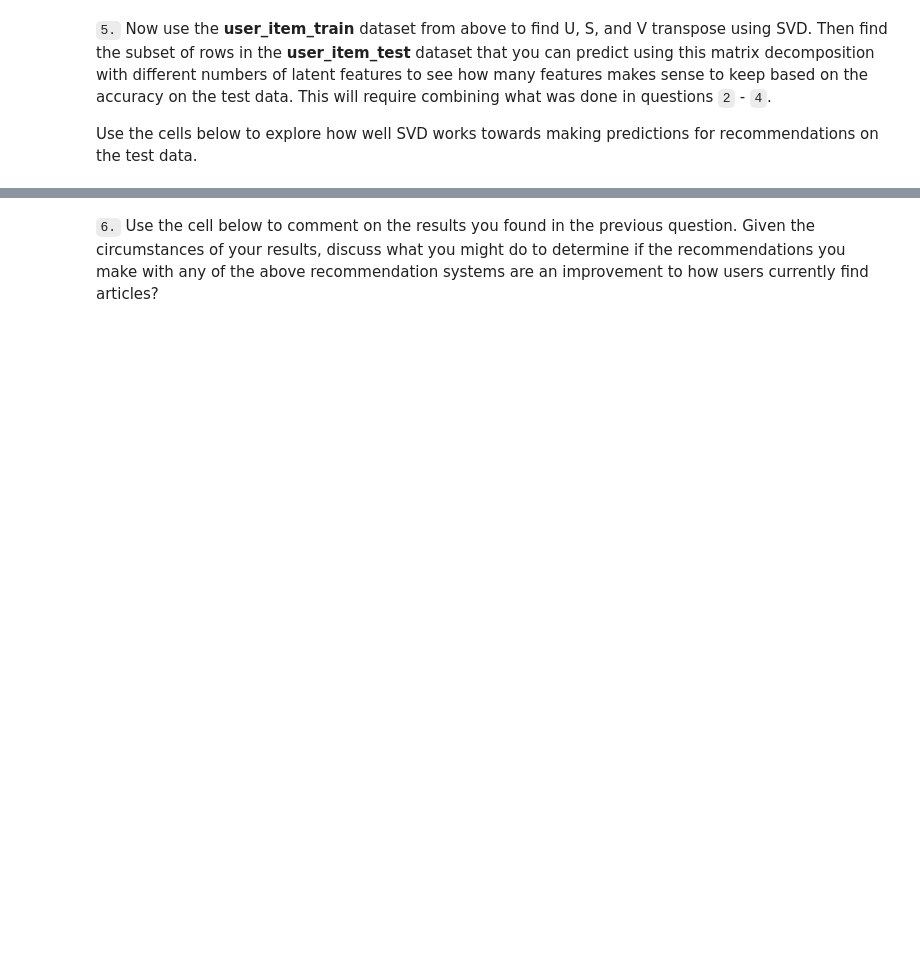
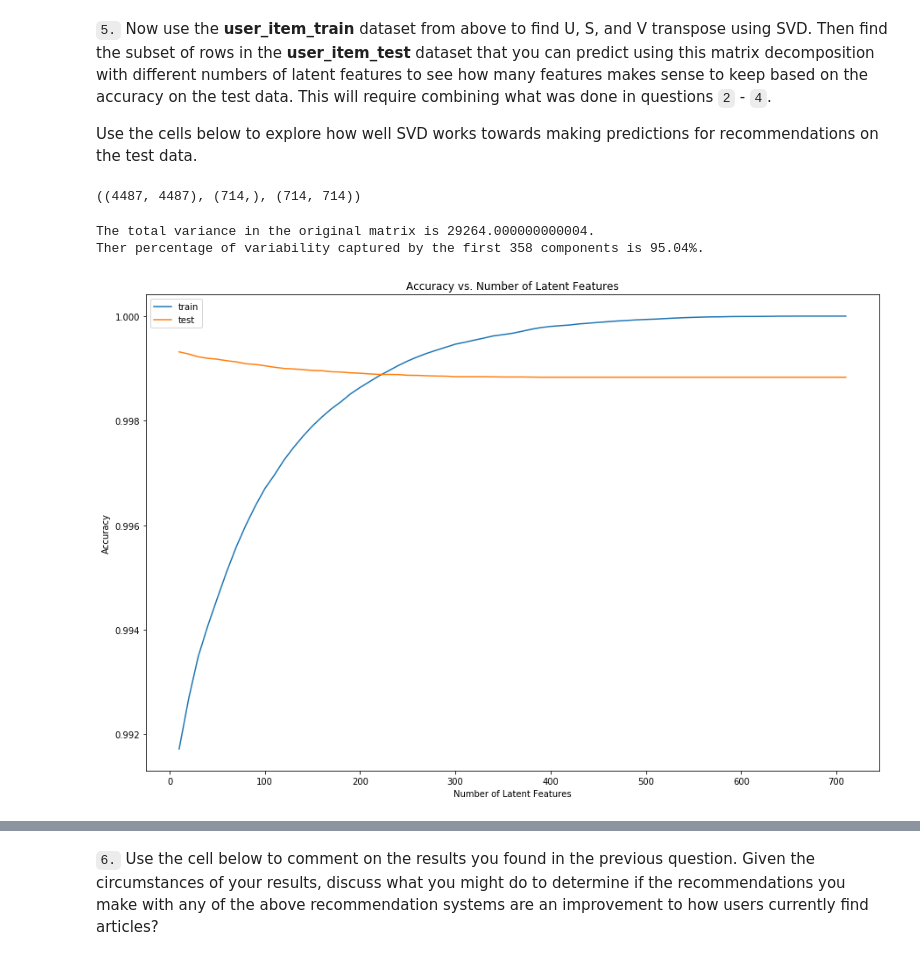
Before and after one commit to mnaveiro/art_recommender, a Jupyter notebook: Recommendations_with_IBM.ipynb, the cells around one changed output, grey strips where cells are left out. Saved outputs shown, nothing was run; the diff lists cells and outputs as text; code cells hidden in the pictures; blank space fills up the shorter version.

Commit message:
Part V: Matrix Factorization
Explore how well SVD works towards making predictions for recommendations on the test data.

```diff
--- a/Recommendations_with_IBM.ipynb
+++ b/Recommendations_with_IBM.ipynb
@@ -716,7 +720,71 @@ Awesome job!  That's right!  All of the test movies are in the training data, bu
 Use the cells below to explore how well SVD works towards making predictions for recommendations on the test data.
 # %%
 # fit SVD on the user_item_train matrix
-u_train, s_train, vt_train = # fit svd similar to above then use the cells below
+u_train, s_train, vt_train = np.linalg.svd(user_item_train)# fit svd similar to above then use the cells below
 # %%
 # Use these cells to see how well you can use the training
 # decomposition to predict on test data
+# %%
+u_train.shape, s_train.shape, vt_train.shape
+# %% [output]
+((4487, 4487), (714,), (714, 714))
+# %%
+total_var = np.sum(s_train**2)
+
+var_exp = 0
+k = 0
+while var_exp < 95 and k < len(s):
+    var_exp += s_train[k]**2/total_var*100
+    k+=1
+
+perc_exp = round(var_exp, 2)
+print("The total variance in the original matrix is {}.".format(total_var))
+print("Ther percentage of variability captured by the first {} components is {}%.".format(k+1, perc_exp))
+# %% [output]
+The total variance in the original matrix is 29264.000000000004.
+Ther percentage of variability captured by the first 358 components is 95.04%.
+# %%
+common_users = list(set(user_item_train.index) & set(user_item_test.index))
+common_articles = list(set(user_item_train.columns) & set(user_item_test.columns))
+# %%
+u_test = u_train[user_item_train.index.isin(test_idx), :]
+vt_test = vt_train[:, user_item_train.columns.isin(test_arts)]
+# %%
+num_latent_feats = np.arange(10,720,10)
+sum_errs_train = []
+sum_errs_test = []
+
+for k in num_latent_feats:
+    # restructure with k latent features
+    s_new_train, u_new_train, vt_new_train = np.diag(s_train[:k]), u_train[:, :k], vt_train[:k, :]
+    u_new_test, vt_new_test = u_test[:,:k], vt_test[:k, :]
+
+    # take dot product
+    user_item_train_est = np.around(np.dot(np.dot(u_new_train, s_new_train), vt_new_train))
+    user_item_test_est = np.around(np.dot(np.dot(u_new_test, s_new_train), vt_new_test))
+
+    # compute error for each prediction to actual value
+    diffs_train = np.subtract(user_item_train, user_item_train_est)
+    diffs_test = np.subtract(user_item_test.loc[common_users, common_articles] , user_item_test_est)
+
+    # total errors and keep track of them
+    err_train = np.sum(np.sum(np.abs(diffs_train)))
+    err_test = np.sum(np.sum(np.abs(diffs_test)))
+    sum_errs_train.append(err_train)
+    sum_errs_test.append(err_test)
+
+
+fig= plt.figure(figsize=(15,10))
+
+train_values = 1 - np.array(sum_errs_train)/(user_item_train.shape[0]*user_item_train.shape[1])
+plt.plot(num_latent_feats, train_values, label='train',figure=fig)
+
+test_values = 1 - np.array(sum_errs_test)/(user_item_test.shape[0]*user_item_test.shape[1])
+plt.plot(num_latent_feats, test_values, label= 'test')
+
+plt.xlabel('Number of Latent Features');
+plt.ylabel('Accuracy');
+plt.title('Accuracy vs. Number of Latent Features');
+plt.legend();
+# %% [output]
+[figure, added]
```
Also changed, not shown: parts of 5 cells of this notebook.
